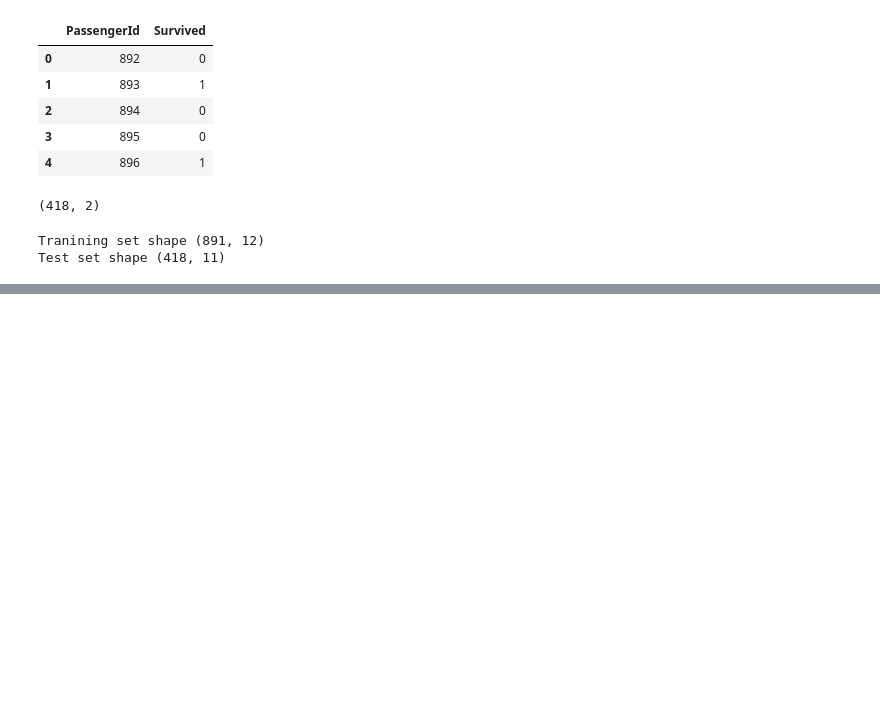
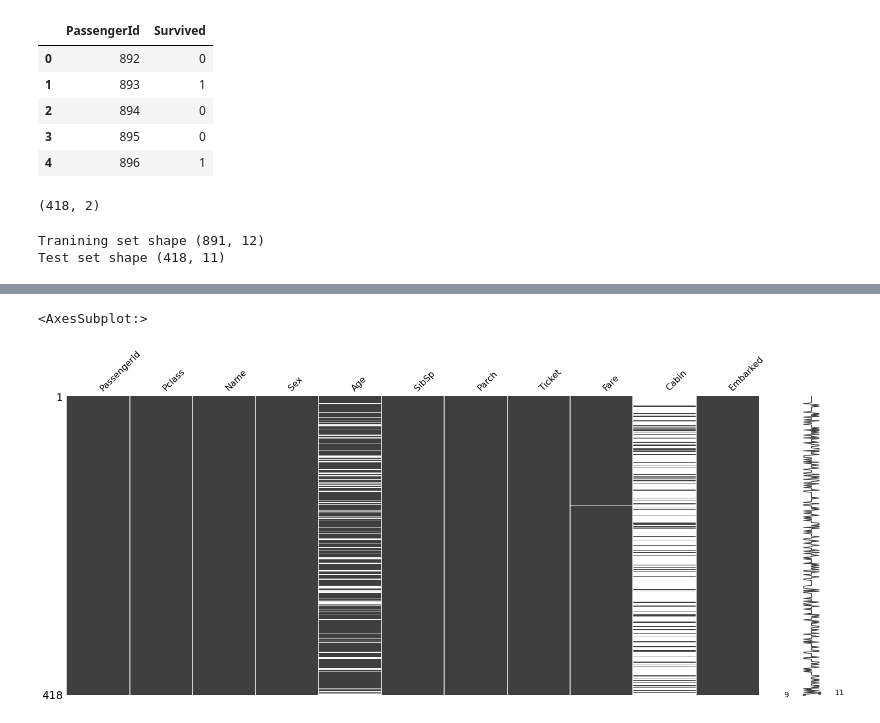
Before and after one commit to Kafka001/kaggle_titanic, a Jupyter notebook: titanic.ipynb, the cells around one changed output, grey strips where cells are left out. Saved outputs shown, nothing was run; the diff lists cells and outputs as text; code cells hidden in the pictures; blank space fills up the shorter version.

```diff
--- a/titanic.ipynb
+++ b/titanic.ipynb
@@ -84,0 +147,6 @@ Here I will outline the definitions of the columns in the titanic dataset. You c
+# %%
+#Missing data in test set
+missingno.matrix(test)
+# %% [output]
+<AxesSubplot:>
+[figure, added]
```
Also changed, not shown: parts of 45 cells of this notebook.
